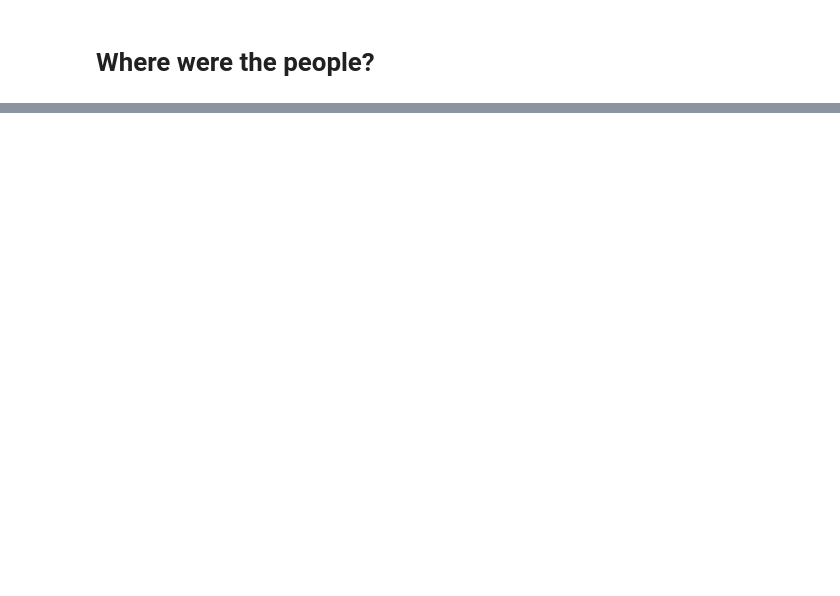
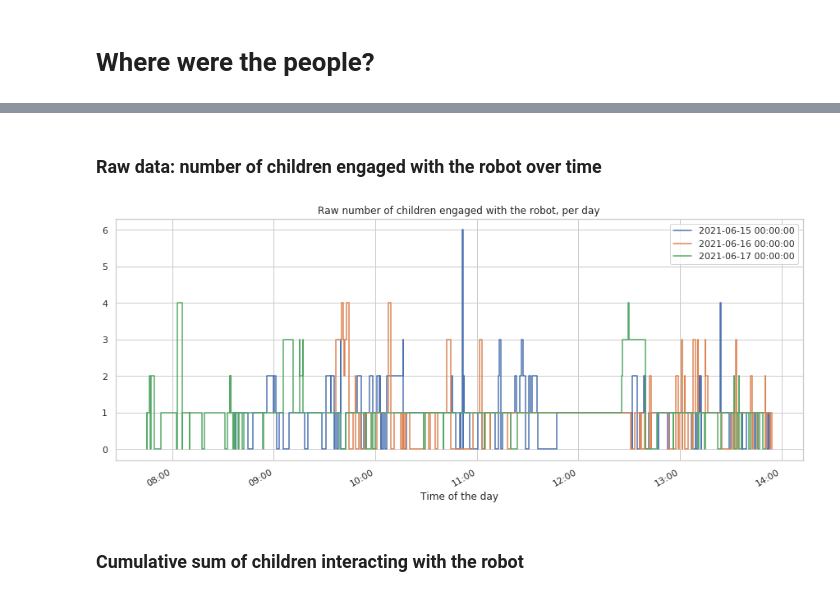
Before and after one commit to severin-lemaignan/robots4sen-data-analysis, a Jupyter notebook: robots4sen.ipynb, the cells around one changed output, grey strips where cells are left out. Cells and saved outputs as stored; diff of their text form; code cells hidden in the pictures; blank space fills up the shorter version.

```diff
--- a/robots4sen.ipynb
+++ b/robots4sen.ipynb
@@ -77,0 +130,17 @@ _ = users.groupby("user_id").plot.line("x", "y", ax=ax,legend=False, title="Path
+# %% [markdown]
+### Raw data: number of children engaged with the robot over time
+# %%
+fig, ax = plt.subplots(figsize=(15, 6))
+# Define the date format
+date_form = DateFormatter("%H:%M")
+ax.xaxis.set_major_formatter(date_form)
+
+children.groupby("day").nb_children.plot(drawstyle='steps-pre', legend=True)
+
+ax.set(xlabel="Time of the day",
+       title="Raw number of children engaged with the robot, per day")
+pass
+# %% [output]
+[figure, added]
+# %% [markdown]
+### Cumulative sum of children interacting with the robot
```
Also changed, not shown: parts of 30 cells of this notebook.
